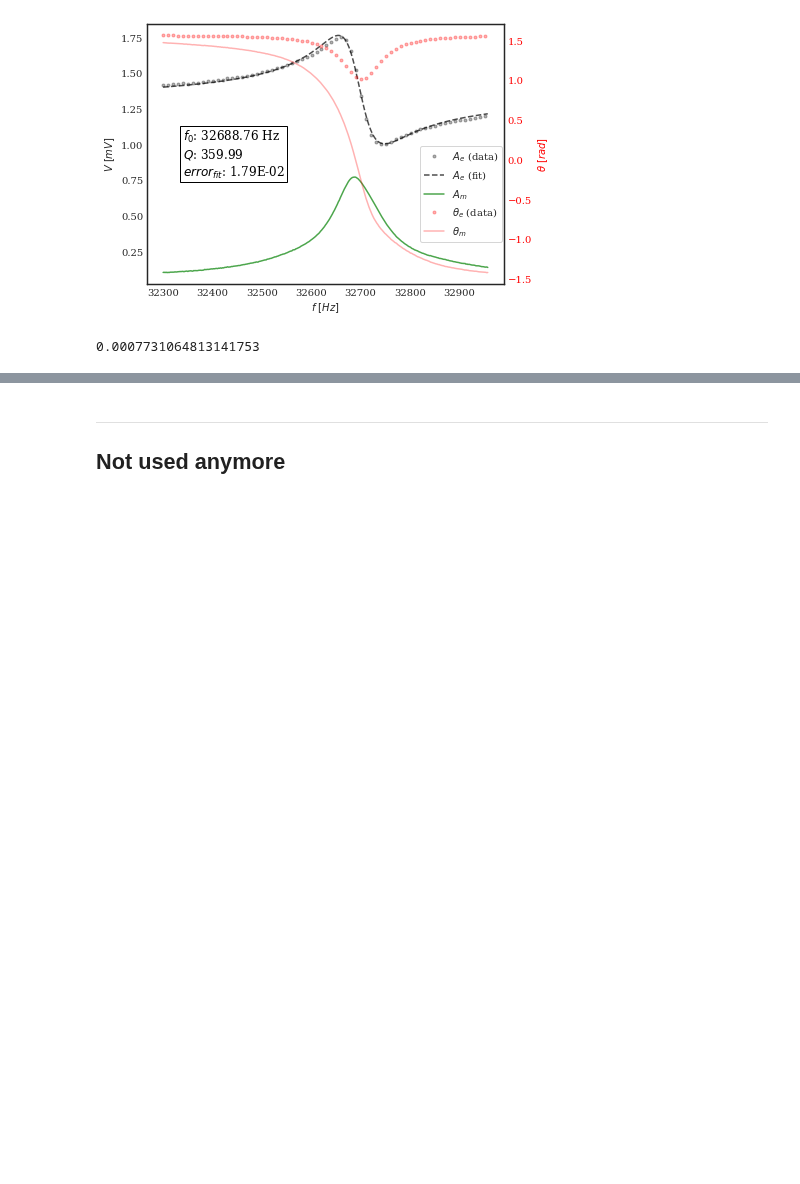
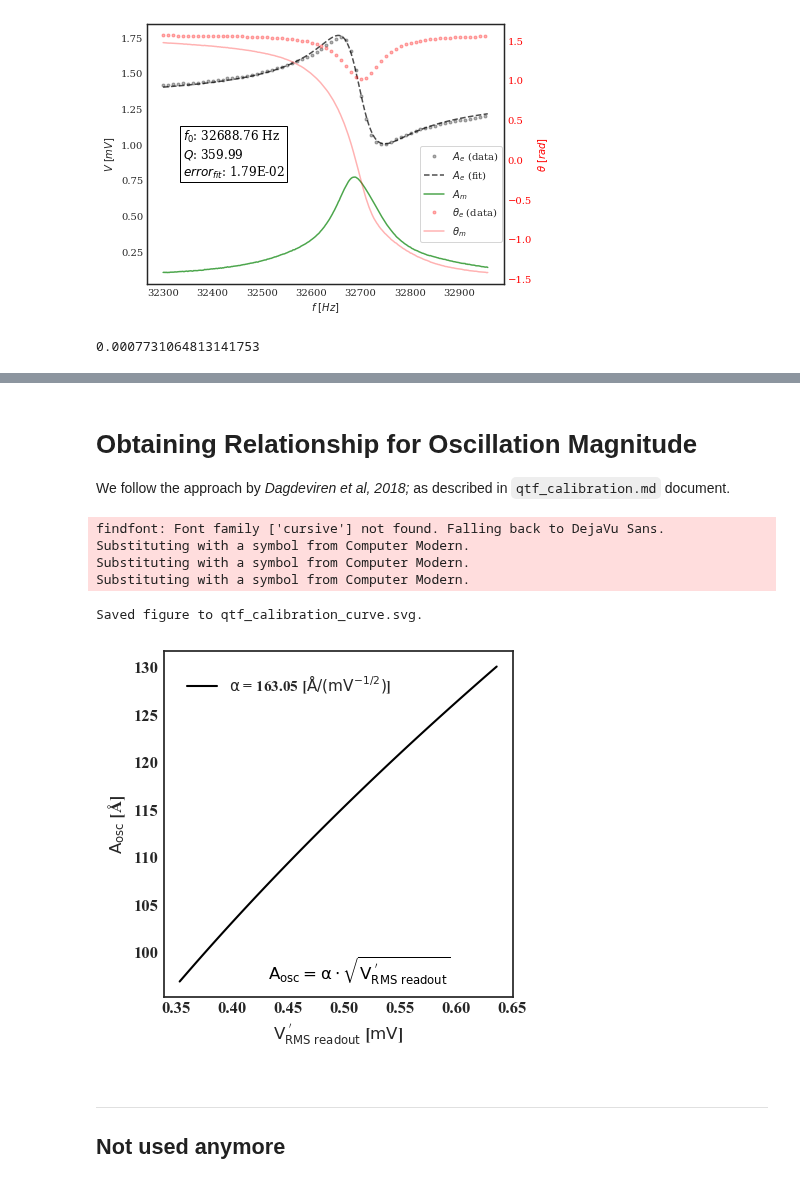
Before and after one commit to martinholub/sicm, a Jupyter notebook: notebooks/qtf_calibration.ipynb, the cells around one changed output, grey strips where cells are left out. Drawn from its saved outputs; the diff is of its cells as text; code cells hidden in the pictures; blank space fills up the shorter version.

```diff
--- a/notebooks/qtf_calibration.ipynb
+++ b/notebooks/qtf_calibration.ipynb
@@ -130,0 +127,4 @@ import os
+# %% [markdown]
+# Obtaining Relationship for Oscillation Magnitude
+
+We follow the approach by *Dagdeviren et al, 2018;* as described in `qtf_calibration.md` document.
@@ -131,3 +198,12 @@ import os
+# %%
+Aosc(V_readout, do_plot = True)
+# %% [output]
+findfont: Font family ['cursive'] not found. Falling back to DejaVu Sans.
+Substituting with a symbol from Computer Modern.
+Substituting with a symbol from Computer Modern.
+Substituting with a symbol from Computer Modern.
+Saved figure to qtf_calibration_curve.svg.
+[figure, added]
 # %% [markdown]
 -------
 ## Not used anymore
```
Also changed, not shown: parts of 3 cells of this notebook, 6 other files.
